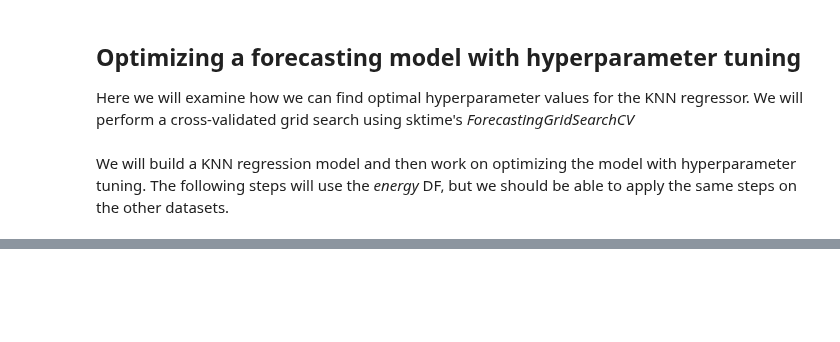
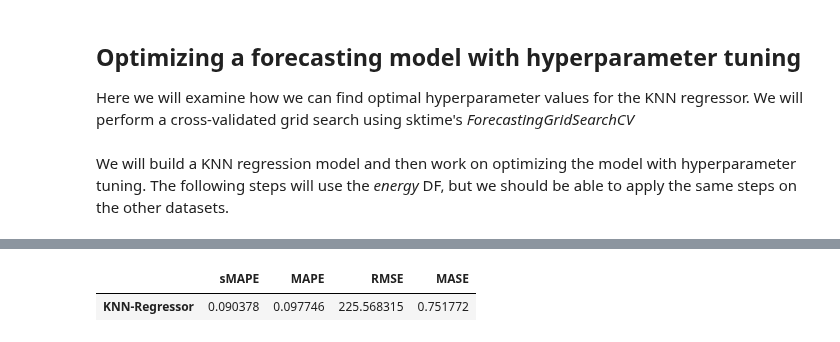
Before and after one commit to LaurbergMJ/TimeSeriesAnalysisWithPythonCookbook, a Jupyter notebook: Ch12.ipynb, the cells around one changed output, grey strips where cells are left out. Cells and saved outputs as stored; diff of their text form; code cells hidden in the pictures; blank space fills up the shorter version.

```diff
--- a/Ch12.ipynb
+++ b/Ch12.ipynb
@@ -789,3 +826,6 @@ forecaster = TransformedTargetForecaster(
     window_length=12,
     strategy="recursive",
       ), ), ])
+# %%
+# Train the model using the fit method
+forecaster.fit(train.values)
@@ -791,0 +841,8 @@ forecaster = TransformedTargetForecaster(
+# %%
+test['KNN-Regressor'] = forecaster.predict(fh)
+# %%
+# We will use the evaluate function to evaluate the model
+evaluate(test, train)
+# %% [output]
+|  | sMAPE | MAPE | RMSE | MASE |
+| KNN-Regressor | 0.090378 | 0.097746 | 225.568315 | 0.751772 |
```
Also changed, not shown: parts of 15 cells of this notebook.
